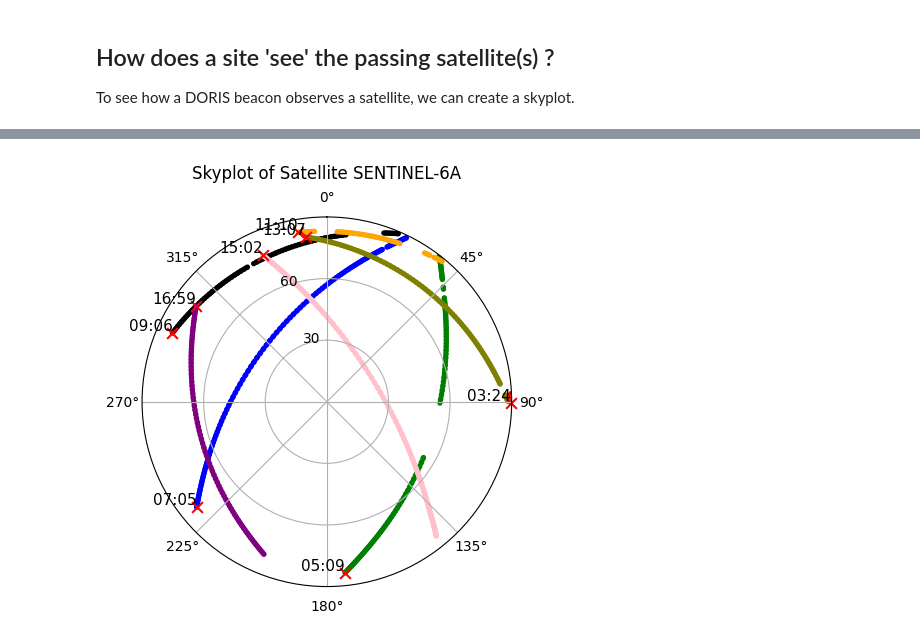
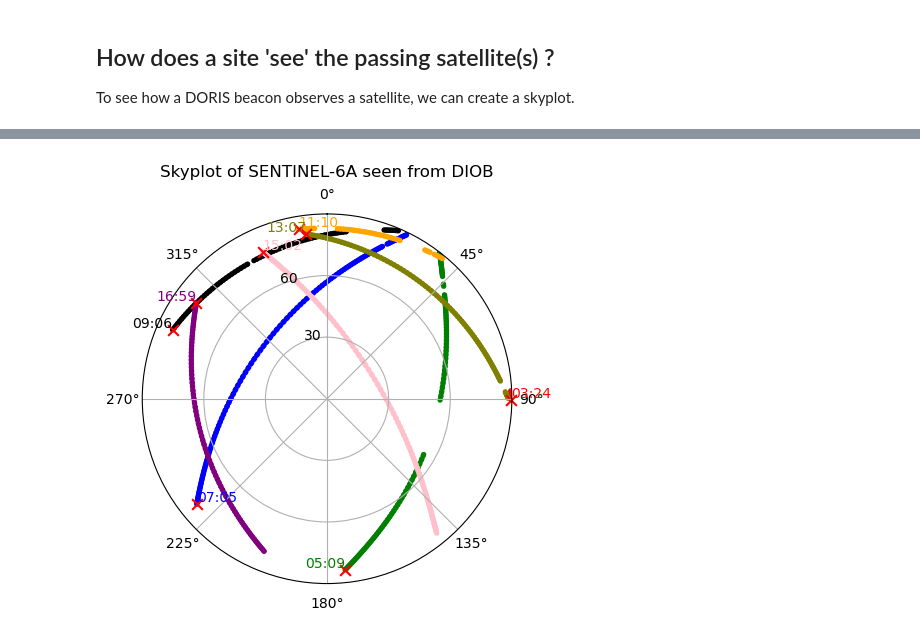
Before and after one commit to DSOlab/AcademicSoftware, a Jupyter notebook: JupiterLab/doris_days/doris_system/doris_system.ipynb, the cells around one changed output, grey strips where cells are left out. Drawn from its saved outputs; the diff is of its cells as text; code cells hidden in the pictures.

```diff
--- a/JupiterLab/doris_days/doris_system/doris_system.ipynb
+++ b/JupiterLab/doris_days/doris_system/doris_system.ipynb
@@ -177,6 +177,7 @@ for block in rnx:
                 entries_az.append(az)
                 entries_el.append(90e0 - np.degrees(el))
                 entries_t.append(at2pt(block.t()))
+                print(f'Note new satellite pass begining at {at2pt(block.t())}; using color={c[color_idx]}')
             colors.append(c[color_idx])
             last_epoch = at2pt(block.t())
 
@@ -189,7 +190,7 @@ ax.scatter(entries_az, entries_el, marker='x', c='red', s=60, clip_on=False)
 # time of entry
 for i in range(len(entries_t)):
     ax.text(entries_az[i], entries_el[i], entries_t[i].strftime("%H:%M"),
-    fontsize=11, ha='right', va='bottom', clip_on=False)
+    fontsize=10, ha='right' if (i%2)!=0 else 'left', va='bottom', clip_on=False, color=c[i])
 ax.set_rmax(90)
 ax.set_rticks([30, 60])
 ax.set_rlabel_position(-22.5)  # Move radial labels away from plotted line
@@ -199,6 +200,6 @@ ax.grid(True)
 ax.set_theta_zero_location('N')  # Set 0 to the top (North)
 ax.set_theta_direction(-1)  # Make the angles increase clockwise
 
-ax.set_title(f"Skyplot of Satellite {rnx.sat_name}", va='bottom')
+ax.set_title(f"Skyplot of {rnx.sat_name} seen from DIOB", va='bottom')
 plt.show()
 # %% [output]
@@ -205 +214 @@ plt.show()
-[figure, old version]
+[figure, new version]
```
Also changed, not shown: parts of 4 cells of this notebook, 2 other files.
